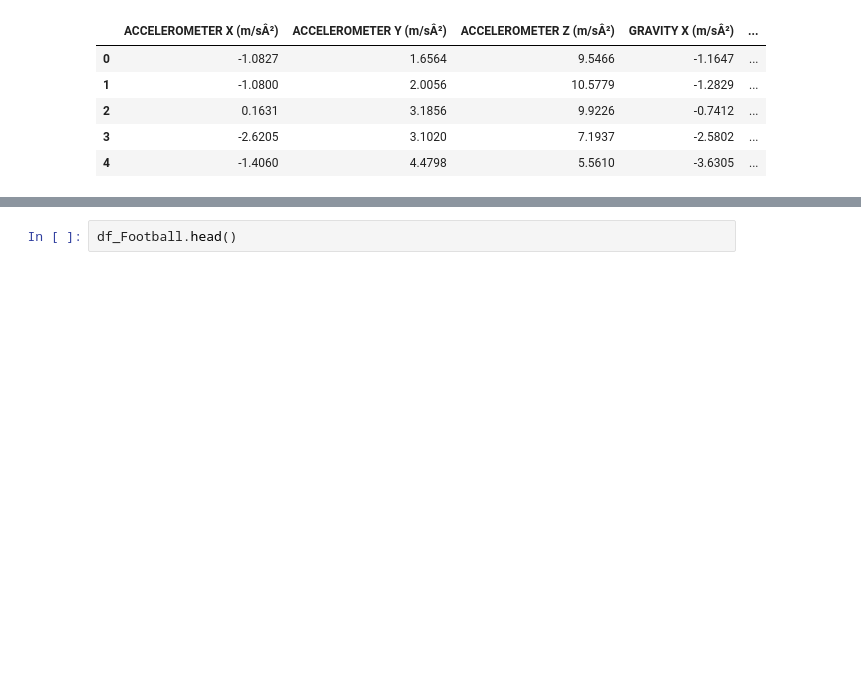
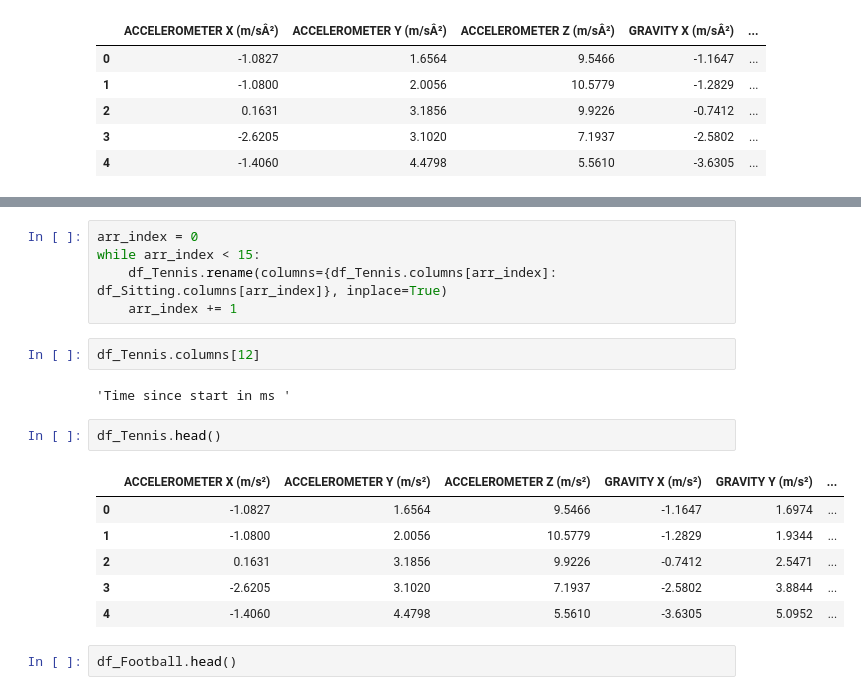
Before and after one commit to hdnsameera/CIS-7017, a Jupyter notebook: testCode.ipynb, the cells around one changed output, grey strips where cells are left out. Saved outputs shown, nothing was run; the diff lists cells and outputs as text; blank space fills up the shorter version.

```diff
--- a/testCode.ipynb
+++ b/testCode.ipynb
@@ -49,3 +62,21 @@ df_Tennis.head()
+# %%
+arr_index = 0
+while arr_index < 15:
+    df_Tennis.rename(columns={df_Tennis.columns[arr_index]: df_Sitting.columns[arr_index]}, inplace=True)
+    arr_index += 1
+# %%
+df_Tennis.columns[12]
+# %% [output]
+'Time since start in ms '
+# %%
+df_Tennis.head()
+# %% [output]
+|  | ACCELEROMETER X (m/s²) | ACCELEROMETER Y (m/s²) | ACCELEROMETER Z (m/s²) | GRAVITY X (m/s²) | GRAVITY Y (m/s²) | ... |
+| 0 | -1.0827 | 1.6564 | 9.5466 | -1.1647 | 1.6974 | ... |
+| 1 | -1.0800 | 2.0056 | 10.5779 | -1.2829 | 1.9344 | ... |
+| 2 | 0.1631 | 3.1856 | 9.9226 | -0.7412 | 2.5471 | ... |
+| 3 | -2.6205 | 3.1020 | 7.1937 | -2.5802 | 3.8844 | ... |
+| 4 | -1.4060 | 4.4798 | 5.5610 | -3.6305 | 5.0952 | ... |
 # %%
 df_Football.head()
 # %% [output]
```
Also changed, not shown: parts of 14 cells of this notebook.
